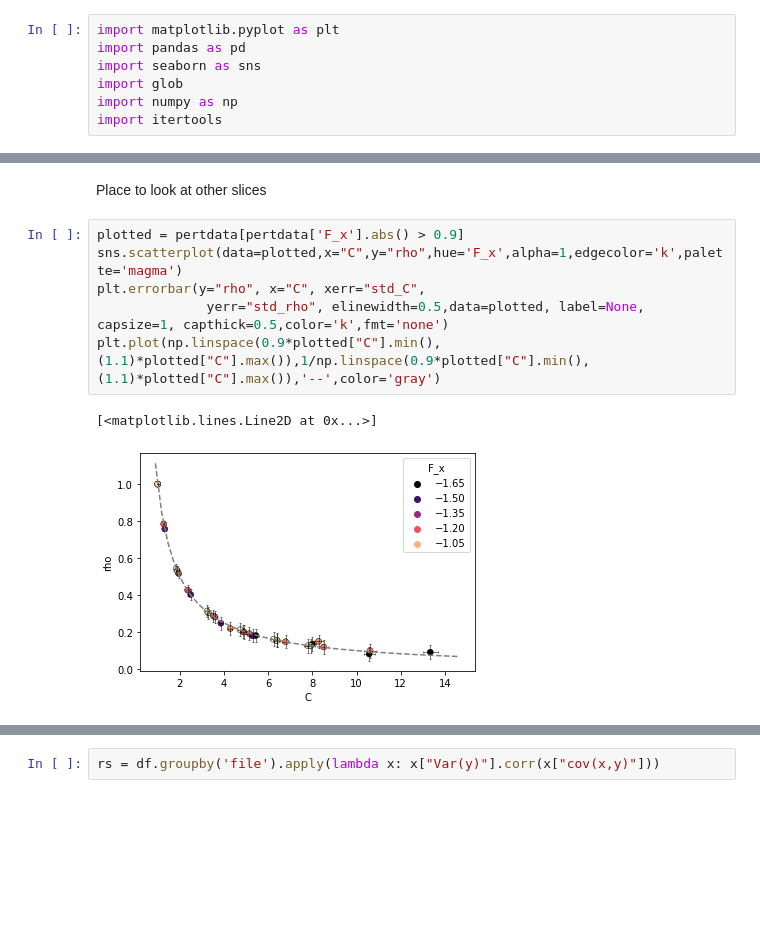
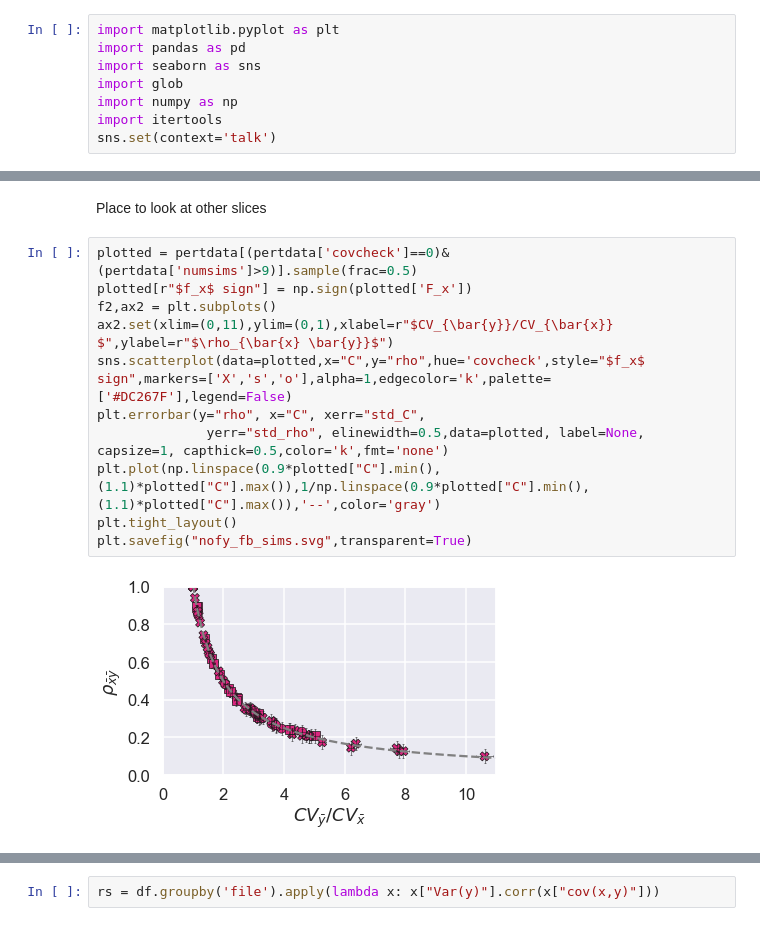
Before and after one commit to s-iyengar/StochFiniteDiffs, a Jupyter notebook: nofy_pointsplot.ipynb, the cells around one changed output, grey strips where cells are left out. Cells and saved outputs as stored; diff of their text form; blank space fills up the shorter version.

```diff
--- a/nofy_pointsplot.ipynb
+++ b/nofy_pointsplot.ipynb
@@ -5,6 +5,7 @@ import seaborn as sns
 import glob
 import numpy as np
 import itertools
+sns.set(context='talk')
 # %%
 def bootstrap_gen(dataframe):
     return dataframe.sample(frac=1,replace=True)
@@ -90,14 +91,18 @@ plt.xscale('log')
 # %% [markdown]
 Place to look at other slices
 # %%
-plotted = pertdata[pertdata['F_x'].abs() > 0.9]
-sns.scatterplot(data=plotted,x="C",y="rho",hue='F_x',alpha=1,edgecolor='k',palette='magma')
+plotted = pertdata[(pertdata['covcheck']==0)&(pertdata['numsims']>9)].sample(frac=0.5)
+plotted[r"$f_x$ sign"] = np.sign(plotted['F_x'])
+f2,ax2 = plt.subplots()
+ax2.set(xlim=(0,11),ylim=(0,1),xlabel=r"$CV_{\bar{y}}/CV_{\bar{x}} $",ylabel=r"$\rho_{\bar{x} \bar{y}}$")
+sns.scatterplot(data=plotted,x="C",y="rho",hue='covcheck',style="$f_x$ sign",markers=['X','s','o'],alpha=1,edgecolor='k',palette=['#DC267F'],legend=False)
 plt.errorbar(y="rho", x="C", xerr="std_C",
               yerr="std_rho", elinewidth=0.5,data=plotted, label=None, capsize=1, capthick=0.5,color='k',fmt='none')
 plt.plot(np.linspace(0.9*plotted["C"].min(),(1.1)*plotted["C"].max()),1/np.linspace(0.9*plotted["C"].min(),(1.1)*plotted["C"].max()),'--',color='gray')
+plt.tight_layout()
+plt.savefig("nofy_fb_sims.svg",transparent=True)
 # %% [output]
-[<matplotlib.lines.Line2D at 0x...>]
-[figure, old version]
+[figure, new version]
 # %%
 plotted[plotted["C"].between(8.2,8.3)]
 # %% [output]
```
Also changed, not shown: parts of 6 cells of this notebook, 16 other files.
